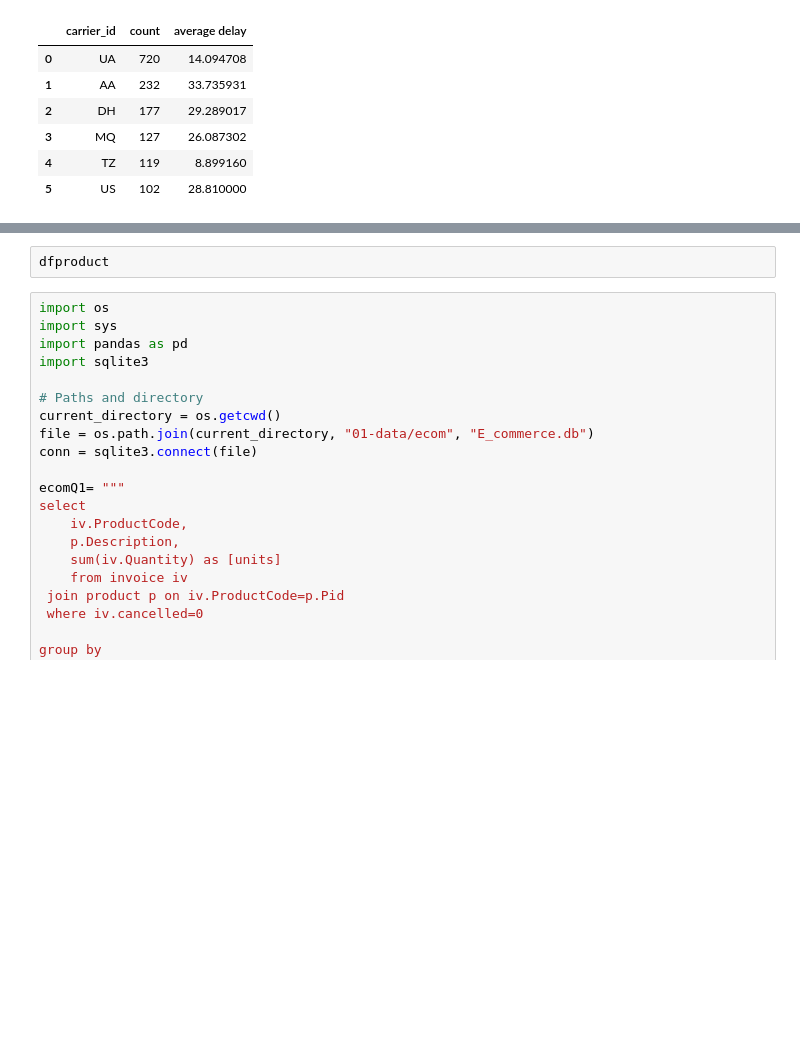
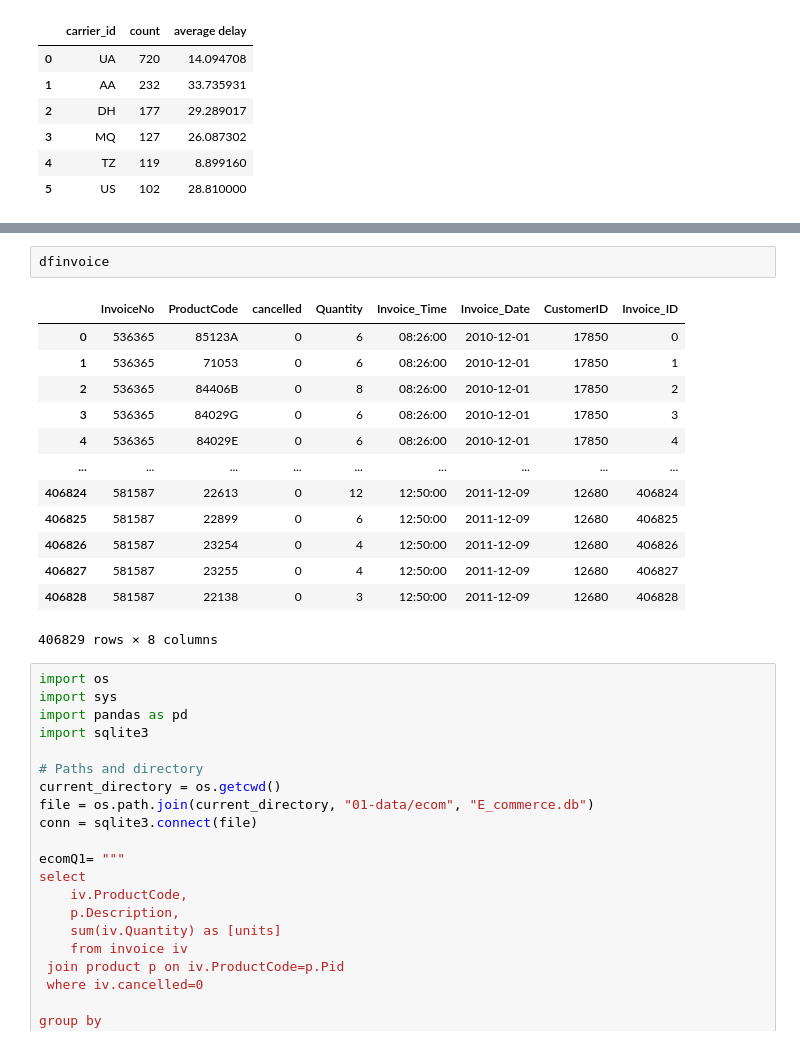
Before and after one commit to Dandata0101/MBS-projects, a Jupyter notebook: workspace_class.ipynb, the cells around one changed output, grey strips where cells are left out. Saved outputs shown, nothing was run; the diff lists cells and outputs as text; blank space fills up the shorter version.

```diff
--- a/workspace_class.ipynb
+++ b/workspace_class.ipynb
@@ -1280,5 +1218,19 @@ dfinvoice
-# %%
-dfproduct
+# %%
+dfinvoice
+# %% [output]
+|  | InvoiceNo | ProductCode | cancelled | Quantity | Invoice_Time | Invoice_Date | CustomerID | Invoice_ID |
+| 0 | 536365 | 85123A | 0 | 6 | 08:26:00 | 2010-12-01 | 17850 | 0 |
+| 1 | 536365 | 71053 | 0 | 6 | 08:26:00 | 2010-12-01 | 17850 | 1 |
+| 2 | 536365 | 84406B | 0 | 8 | 08:26:00 | 2010-12-01 | 17850 | 2 |
+| 3 | 536365 | 84029G | 0 | 6 | 08:26:00 | 2010-12-01 | 17850 | 3 |
+| 4 | 536365 | 84029E | 0 | 6 | 08:26:00 | 2010-12-01 | 17850 | 4 |
+| ... | ... | ... | ... | ... | ... | ... | ... | ... |
+| 406824 | 581587 | 22613 | 0 | 12 | 12:50:00 | 2011-12-09 | 12680 | 406824 |
+| 406825 | 581587 | 22899 | 0 | 6 | 12:50:00 | 2011-12-09 | 12680 | 406825 |
+| 406826 | 581587 | 23254 | 0 | 4 | 12:50:00 | 2011-12-09 | 12680 | 406826 |
+| 406827 | 581587 | 23255 | 0 | 4 | 12:50:00 | 2011-12-09 | 12680 | 406827 |
+| 406828 | 581587 | 22138 | 0 | 3 | 12:50:00 | 2011-12-09 | 12680 | 406828 |
+406829 rows × 8 columns
 # %%
 import os
 import sys
```
Also changed, not shown: parts of 5 cells of this notebook.
